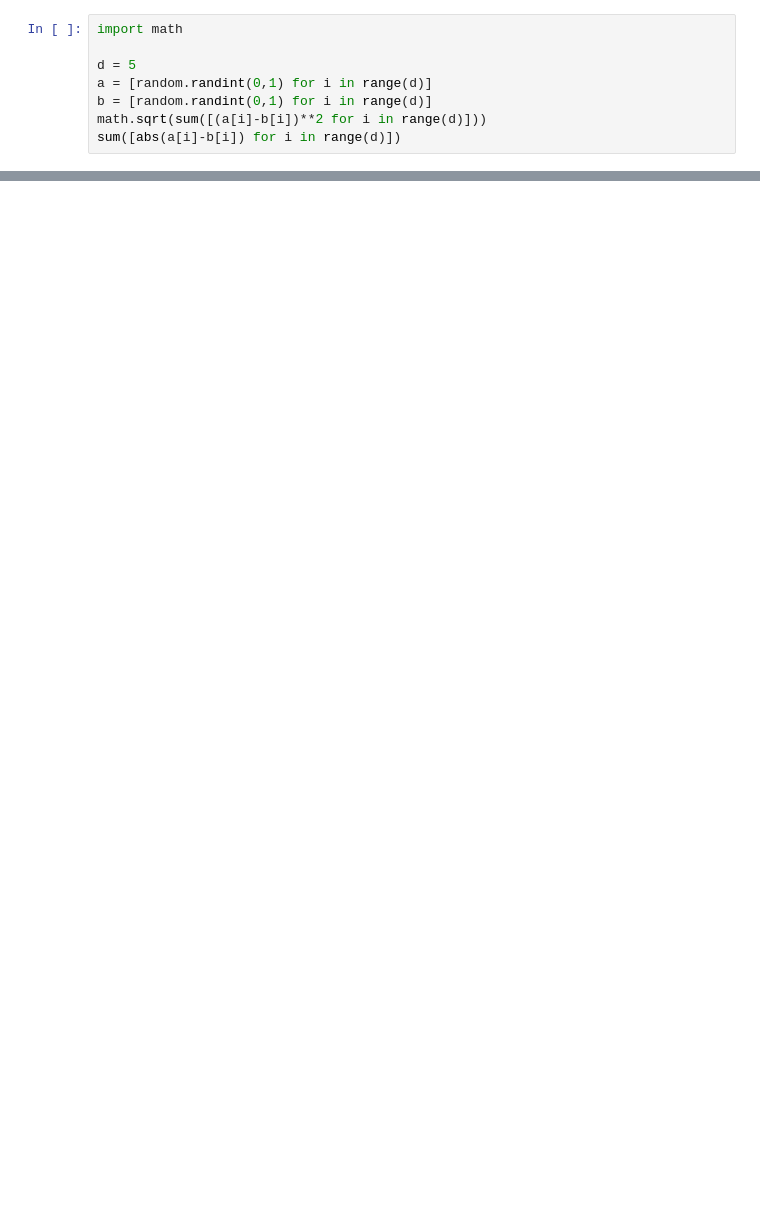
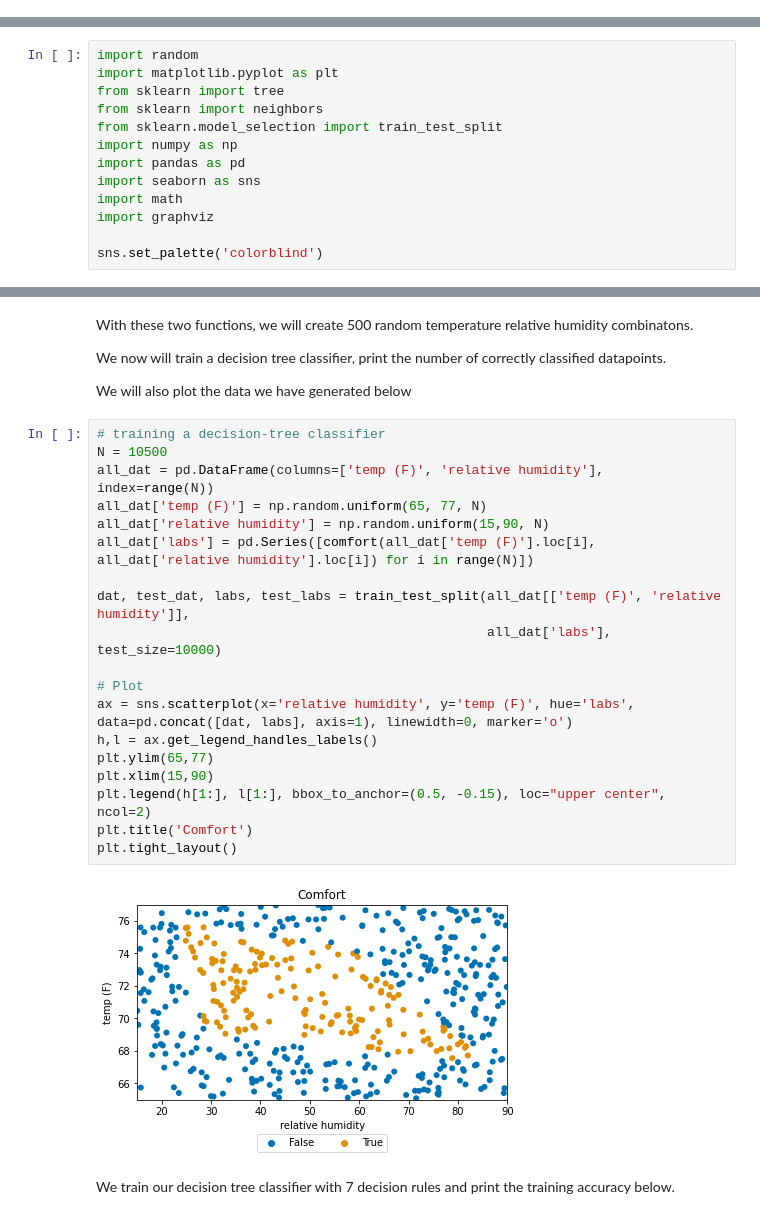
Before and after one commit to mlittmancs/great_courses_ml, a Jupyter notebook: L07aux.ipynb, the cells around one changed output, grey strips where cells are left out. Drawn from its saved outputs; the diff is of its cells as text; blank space fills up the shorter version.

```diff
--- a/L07aux.ipynb
+++ b/L07aux.ipynb
@@ -164,8 +0,0 @@ min(dists)
-# %%
-import math
-
-d = 5
-a = [random.randint(0,1) for i in range(d)]
-b = [random.randint(0,1) for i in range(d)]
-math.sqrt(sum([(a[i]-b[i])**2 for i in range(d)]))
-sum([abs(a[i]-b[i]) for i in range(d)])
@@ -228,0 +5,13 @@ plt.show()
+# %%
+import random
+import matplotlib.pyplot as plt
+from sklearn import tree
+from sklearn import neighbors
+from sklearn.model_selection import train_test_split
+import numpy as np
+import pandas as pd
+import seaborn as sns
+import math
+import graphviz
+
+sns.set_palette('colorblind')
@@ -228,0 +44,29 @@ plt.show()
+# %% [markdown]
+With these two functions, we will create 500 random temperature relative humidity combinatons.
+
+We now will train a decision tree classifier, print the number of correctly classified datapoints.
+
+We will also plot the data we have generated below
+# %%
+# training a decision-tree classifier
+N = 10500
+all_dat = pd.DataFrame(columns=['temp (F)', 'relative humidity'], index=range(N))
+all_dat['temp (F)'] = np.random.uniform(65, 77, N)
+all_dat['relative humidity'] = np.random.uniform(15,90, N)
+all_dat['labs'] = pd.Series([comfort(all_dat['temp (F)'].loc[i], all_dat['relative humidity'].loc[i]) for i in range(N)])
+
+dat, test_dat, labs, test_labs = train_test_split(all_dat[['temp (F)', 'relative humidity']],
+                                                  all_dat['labs'], test_size=10000)
+
+# Plot
+ax = sns.scatterplot(x='relative humidity', y='temp (F)', hue='labs', data=pd.concat([dat, labs], axis=1), linewidth=0, marker='o')
+h,l = ax.get_legend_handles_labels()
+plt.ylim(65,77)
+plt.xlim(15,90)
+plt.legend(h[1:], l[1:], bbox_to_anchor=(0.5, -0.15), loc="upper center", ncol=2)
+plt.title('Comfort')
+plt.tight_layout()
+# %% [output]
+[figure, added]
+# %% [markdown]
+We train our decision tree classifier with 7 decision rules and print the training accuracy below.
```
Also changed, not shown: parts of 36 cells of this notebook, 35 other files.
